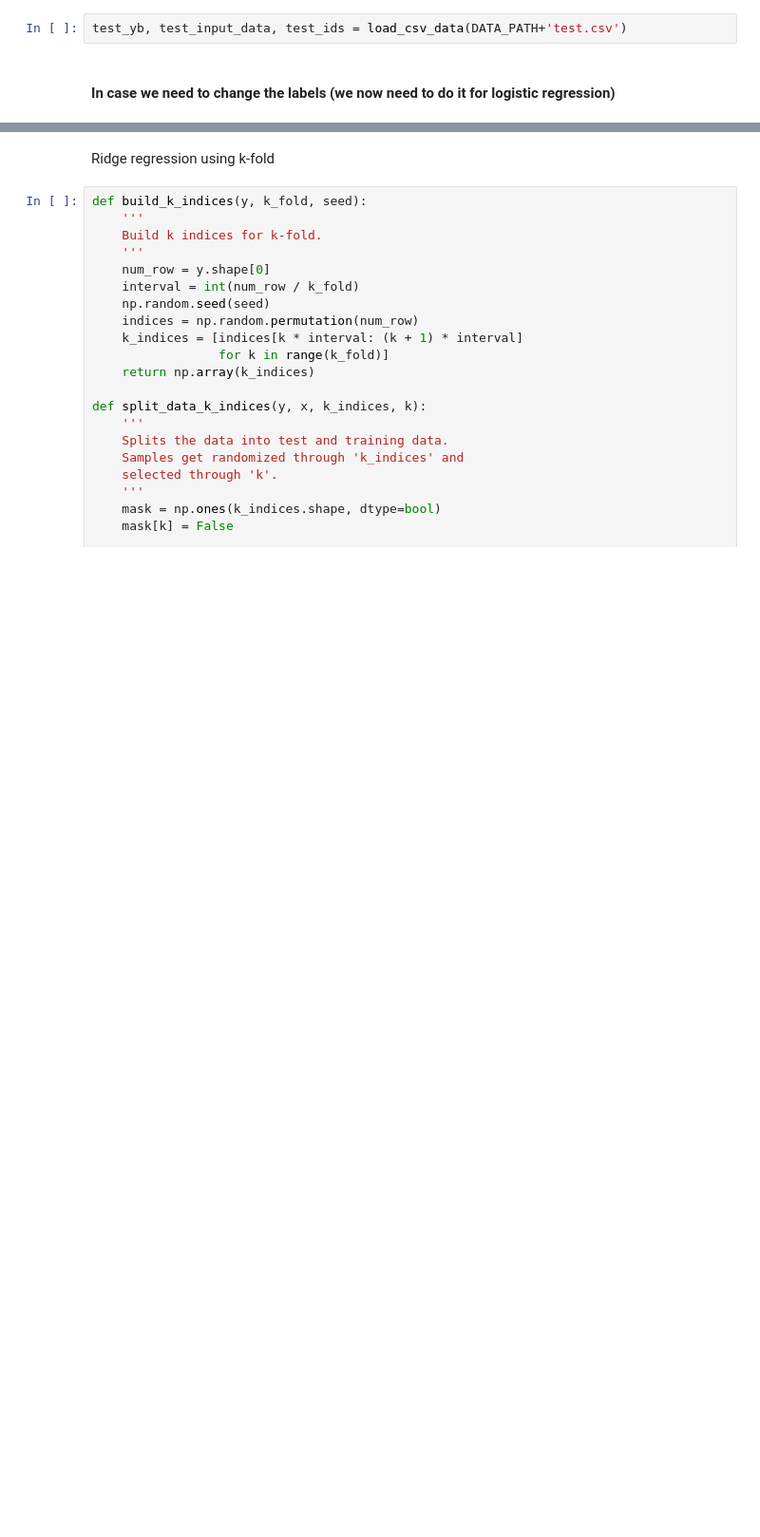
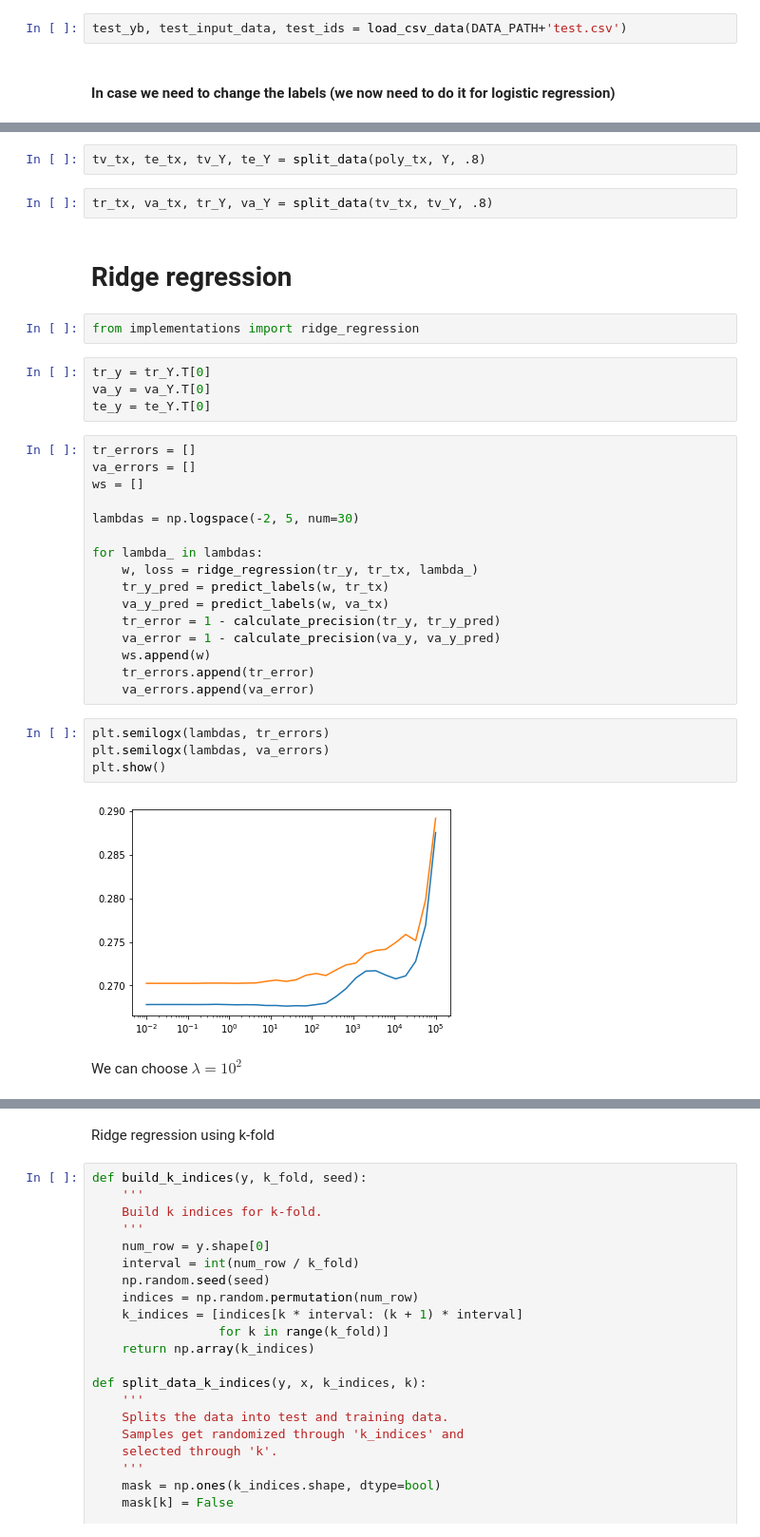
Before and after one commit to lumosan/ml2017-projects, a Jupyter notebook: project1/scripts/Run.ipynb, the cells around one changed output, grey strips where cells are left out. Shown at 95% size. Cells and saved outputs as stored; diff of their text form; blank space fills up the shorter version.

```diff
--- a/project1/scripts/Run.ipynb
+++ b/project1/scripts/Run.ipynb
@@ -236,0 +76,36 @@ w, loss = reg_logistic_regression(y_training, x_training, lambda_, initial_w, ma
+# %%
+tv_tx, te_tx, tv_Y, te_Y = split_data(poly_tx, Y, .8)
+# %%
+tr_tx, va_tx, tr_Y, va_Y = split_data(tv_tx, tv_Y, .8)
+# %% [markdown]
+# Ridge regression
+# %%
+from implementations import ridge_regression
+# %%
+tr_y = tr_Y.T[0]
+va_y = va_Y.T[0]
+te_y = te_Y.T[0]
+# %%
+tr_errors = []
+va_errors = []
+ws = []
+
+lambdas = np.logspace(-2, 5, num=30)
+
+for lambda_ in lambdas:
+    w, loss = ridge_regression(tr_y, tr_tx, lambda_)
+    tr_y_pred = predict_labels(w, tr_tx)
+    va_y_pred = predict_labels(w, va_tx)
+    tr_error = 1 - calculate_precision(tr_y, tr_y_pred)
+    va_error = 1 - calculate_precision(va_y, va_y_pred)
+    ws.append(w)
+    tr_errors.append(tr_error)
+    va_errors.append(va_error)
+# %%
+plt.semilogx(lambdas, tr_errors)
+plt.semilogx(lambdas, va_errors)
+plt.show()
+# %% [output]
+[figure, added]
+# %% [markdown]
+We can choose $\lambda=10^{2}$
```
Also changed, not shown: parts of 104 cells of this notebook.
